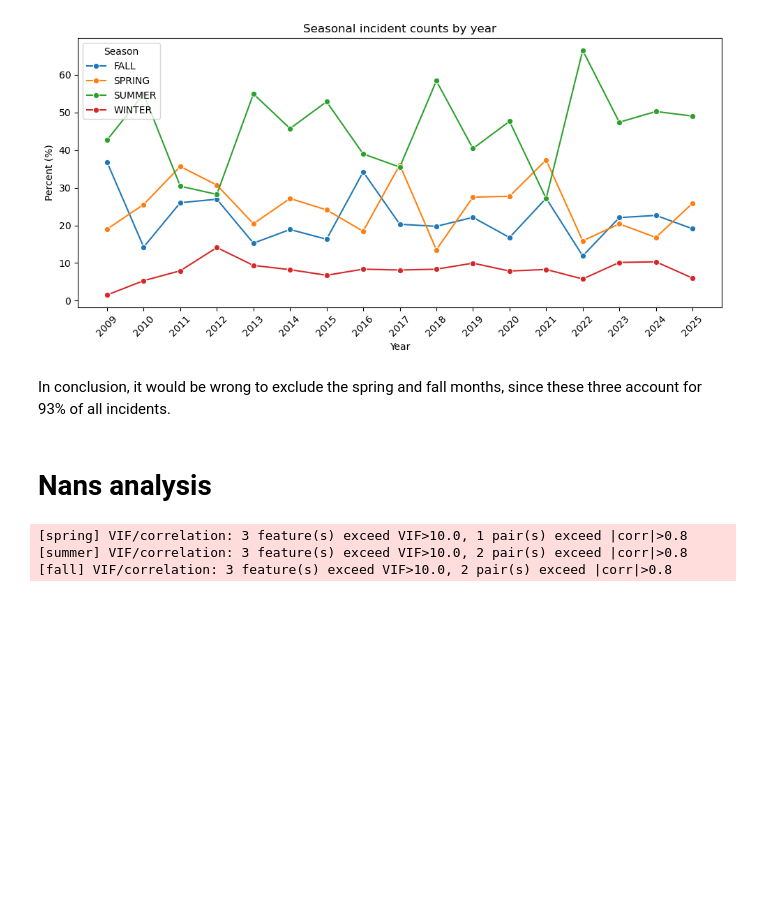
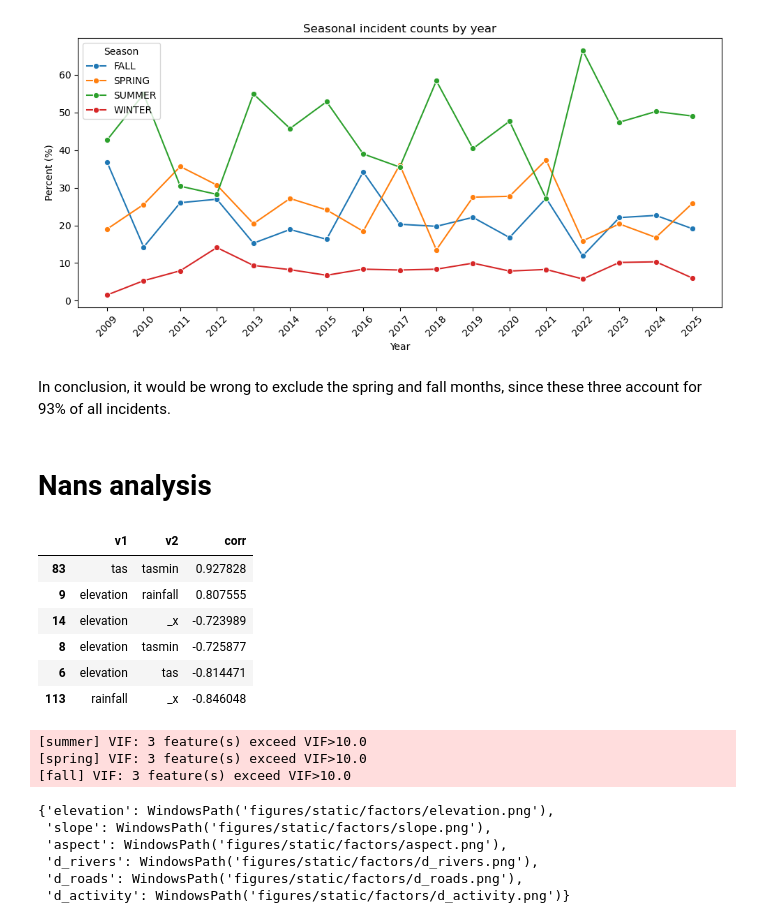
Before and after one commit to Racoo203/wildfire_risk_model, a Jupyter notebook: notebooks/eda.ipynb, the cells around one changed output. Drawn from its saved outputs; the diff is of its cells as text; code cells hidden in the pictures; blank space fills up the shorter version.

```diff
--- a/notebooks/eda.ipynb
+++ b/notebooks/eda.ipynb
@@ -6,7 +6,7 @@ from wildfire_susceptibility.config.loader import ConfigLoader
 from wildfire_susceptibility.viz.charts import plot_nan_coverage, plot_vif_correlation, plot_class_balance
 from wildfire_susceptibility.viz.maps import render_all_factor_maps
 
-config = ConfigLoader.load("./wildfire_susceptibility/config/defaults.yaml")
+config = ConfigLoader.load("./wildfire_susceptibility/config/_working.yaml")
 figures_dir = config.base.figures_dir
 # %% [markdown]
 # Seasonal Scope
@@ -93,14 +93,40 @@ for season in config.seasons.active:
     feature_cols = [c for c in df.columns if c != "label"]
     feature_arrays = {c: df[c].values for c in feature_cols}
     plot_nan_coverage(feature_arrays, figures_dir, season=season)
+# %%
+import numpy as np
+df = pd.read_csv(config.base.model_data_dir / f"dataset_train_summer.csv")
+temp = df.corr("spearman")
+temp = temp.where(np.triu(np.ones(temp.shape)).astype(np.bool))
+temp = temp.stack().dropna().reset_index()
+temp.columns = ["v1", "v2", "corr"]
+temp = temp[temp["v1"] != temp["v2"]]
+temp = temp[temp["corr"].abs() > 0.70]
+temp = temp.sort_values(by="corr", ascending=False)
+# %%
+temp
+# %% [output]
+|  | v1 | v2 | corr |
+| 83 | tas | tasmin | 0.927828 |
+| 9 | elevation | rainfall | 0.807555 |
+| 14 | elevation | _x | -0.723989 |
+| 8 | elevation | tasmin | -0.725877 |
+| 6 | elevation | tas | -0.814471 |
+| 113 | rainfall | _x | -0.846048 |
 # %%
 for season in config.seasons.active:
-    df = pd.read_csv(config.base.model_data_dir / f"dataset_clean_{season}.csv")
-    feature_cols = [c for c in df.columns if c != "label"]
-    plot_vif_correlation(df, feature_cols, figures_dir, season=season,
-                          vif_threshold=10.0, corr_threshold=0.8)
+    df = pd.read_csv(config.base.model_data_dir / f"dataset_train_{season}.csv")
+    feature_cols = [c for c in df.columns if c not in ["label", "_x", "_y"]]
+    plot_vif_correlation(
+        df,
+        feature_cols,
+        figures_dir,
+        season=season,
+        vif_threshold=10.0,
+        corr_threshold=0.8
+    )
 # %% [output]
-[spring] VIF/correlation: 3 feature(s) exceed VIF>10.0, 1 pair(s) exceed |corr|>0.8
-[summer] VIF/correlation: 3 feature(s) exceed VIF>10.0, 2 pair(s) exceed |corr|>0.8
-[fall] VIF/correlation: 3 feature(s) exceed VIF>10.0, 2 pair(s) exceed |corr|>0.8
+[summer] VIF: 3 feature(s) exceed VIF>10.0
+[spring] VIF: 3 feature(s) exceed VIF>10.0
+[fall] VIF: 3 feature(s) exceed VIF>10.0
 # %%
@@ -115,9 +141,23 @@ for season in config.seasons.active:
 # %%
 dem_path = config.base.output_dir / "topo_elevation.tif"
 
-for season in config.seasons.active:
-    df_paths = {
-        "d_fires": config.base.output_dir / f"dist_fires_{season}.tif",
-        "ndvi": config.base.output_dir / f"ndvi_{season}.tif",
-    }
-    render_all_factor_maps(df_paths, dem_path, figures_dir, season=season)
+static_paths = {
+    # Topography
+    "elevation": config.base.output_dir / f"topo_elevation.tif",
+    "slope": config.base.output_dir / f"topo_slope.tif",
+    "aspect": config.base.output_dir / f"topo_aspect.tif",
+
+    # Static Dist
+    "d_rivers": config.base.output_dir / f"dist_rivers.tif",
+    "d_roads": config.base.output_dir / f"dist_roads.tif",
+    "d_activity": config.base.output_dir / f"dist_activity.tif",
+}
+
+render_all_factor_maps(static_paths, dem_path, figures_dir)
+# %% [output]
+{'elevation': WindowsPath('figures/static/factors/elevation.png'),
+ 'slope': WindowsPath('figures/static/factors/slope.png'),
+ 'aspect': WindowsPath('figures/static/factors/aspect.png'),
+ 'd_rivers': WindowsPath('figures/static/factors/d_rivers.png'),
+ 'd_roads': WindowsPath('figures/static/factors/d_roads.png'),
+ 'd_activity': WindowsPath('figures/static/factors/d_activity.png')}
```
Also changed, not shown: parts of 4 cells of this notebook, 5 other files.
